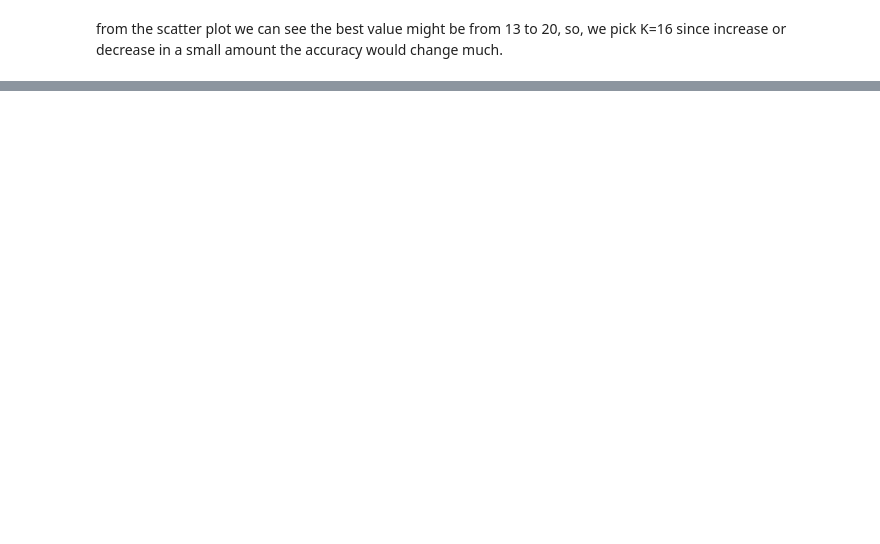
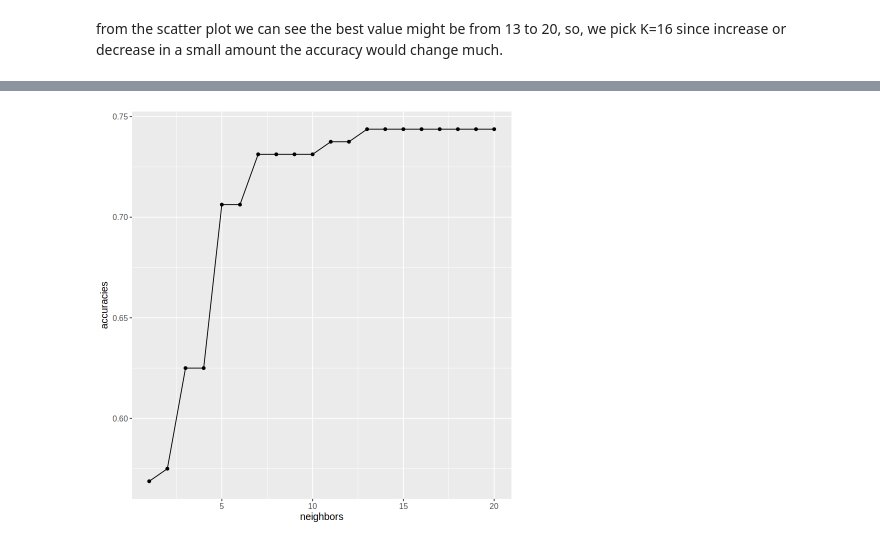
Before and after one commit to TimWei12/Group_25_project, a Jupyter notebook: final project.ipynb, the cells around one changed output, grey strips where cells are left out. Saved outputs shown, nothing was run; the diff lists cells and outputs as text; code cells hidden in the pictures; blank space fills up the shorter version.

Commit message:
Set other two models
find K for 2 models

```diff
--- a/final project.ipynb
+++ b/final project.ipynb
@@ -167,0 +169,30 @@ Prediction Normal Abnormal
+# %%
+#Two variable-trestbps + chol
+set.seed(9999)
+
+knn_recipe_two <- recipe(num ~ trestbps+chol, data = cleveland_train_scaled)
+
+knn_fit_two <- workflow() |>
+         add_recipe(knn_recipe_two) |>
+         add_model(knn_spec) |>
+        tune_grid(resamples = k_vfold, grid = k_val)
+# %%
+k_best_two <- knn_fit_two |>
+        collect_metrics() |>
+        filter(.metric == "accuracy")
+
+        #  arrange(mean) |>
+        # select(neighbors) |>
+        # tail(1) |>
+        # pull()
+# %%
+k_best_plot_2 <- k_best_two |>
+                ggplot(aes(x=neighbors, y=mean))+
+                       geom_point()+
+                        geom_line()+
+                        labs(x="neighbors", y="accuracies")+
+                        theme(text=element_text(size=12)) +
+                        xlim(c(1, 20))
+k_best_plot_2
+# %% [output]
+[figure, added]
```
Also changed, not shown: parts of 10 cells of this notebook.
